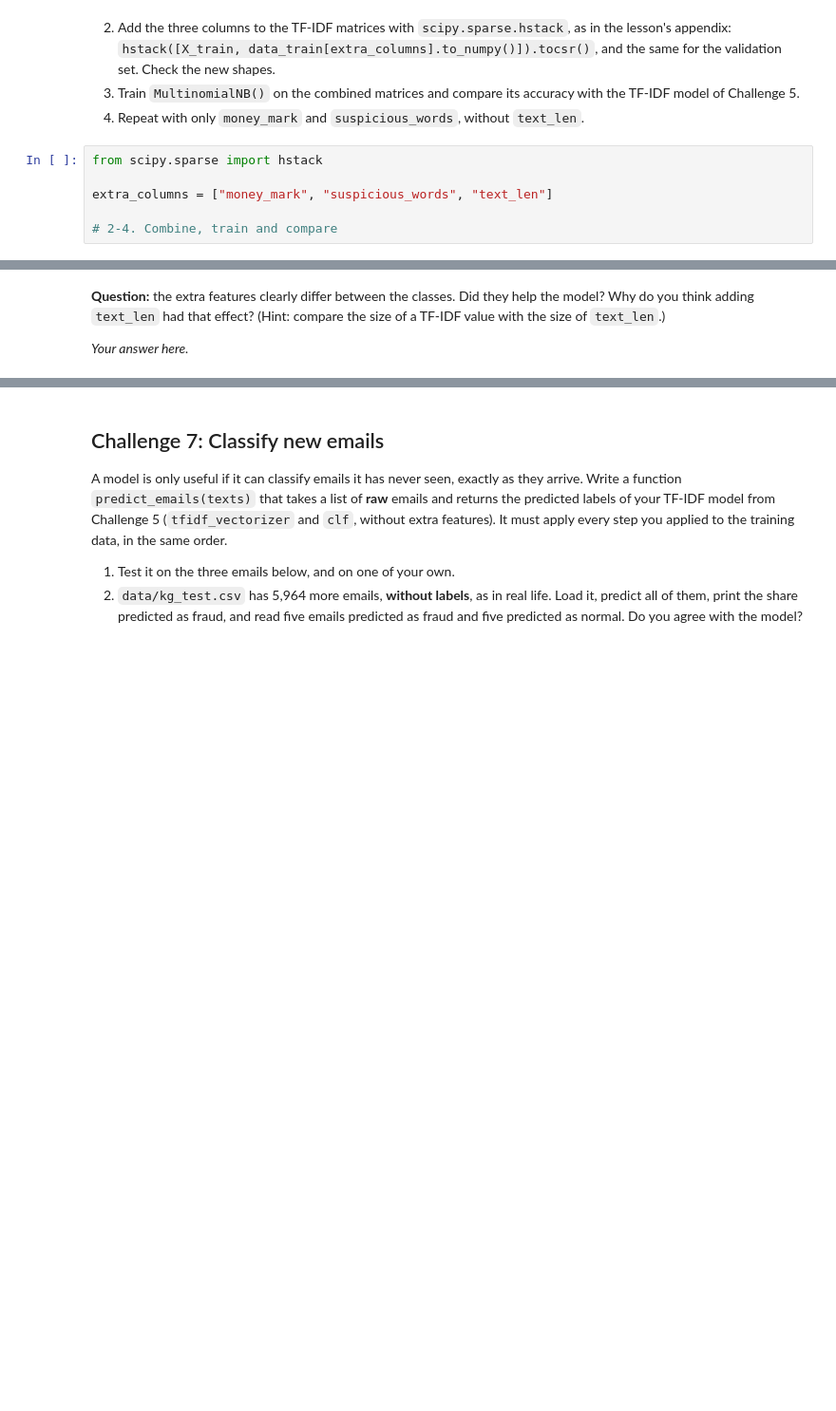
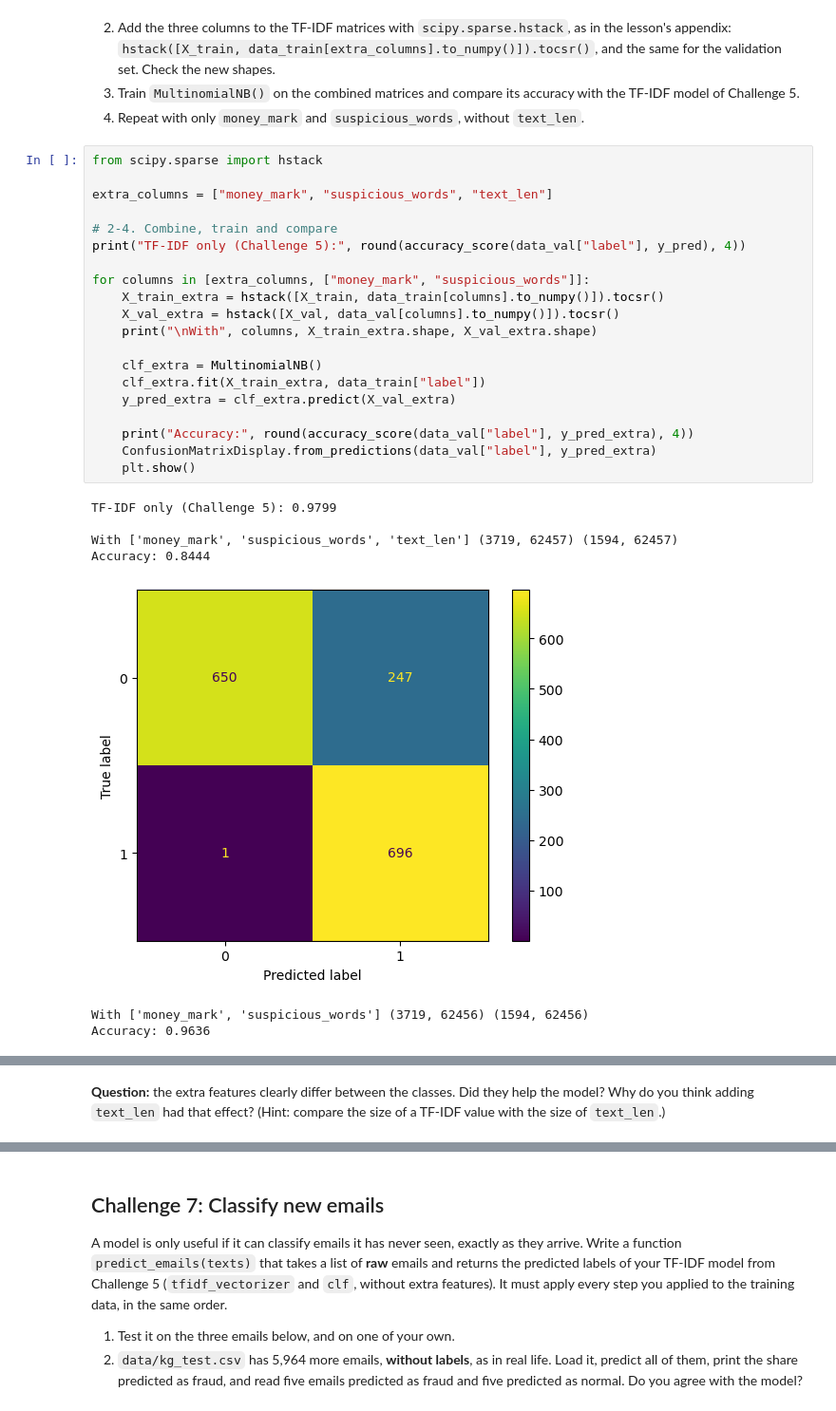
Before and after one commit to ironhack-labs/lab-natural-language-processing, a Jupyter notebook: your-code/main.ipynb, the cells around one changed output, grey strips where cells are left out. Shown at 95% size. Cells and saved outputs as stored; diff of their text form; blank space fills up the shorter version.

```diff
--- a/your-code/main.ipynb
+++ b/your-code/main.ipynb
@@ -194,6 +466,28 @@ data_train.groupby("label")[["money_mark", "suspicious_words", "text_len"]].mean
 # %%
 from scipy.sparse import hstack
 
 extra_columns = ["money_mark", "suspicious_words", "text_len"]
 
 # 2-4. Combine, train and compare
+print("TF-IDF only (Challenge 5):", round(accuracy_score(data_val["label"], y_pred), 4))
+
+for columns in [extra_columns, ["money_mark", "suspicious_words"]]:
+    X_train_extra = hstack([X_train, data_train[columns].to_numpy()]).tocsr()
+    X_val_extra = hstack([X_val, data_val[columns].to_numpy()]).tocsr()
+    print("\nWith", columns, X_train_extra.shape, X_val_extra.shape)
+
+    clf_extra = MultinomialNB()
+    clf_extra.fit(X_train_extra, data_train["label"])
+    y_pred_extra = clf_extra.predict(X_val_extra)
+
+    print("Accuracy:", round(accuracy_score(data_val["label"], y_pred_extra), 4))
+    ConfusionMatrixDisplay.from_predictions(data_val["label"], y_pred_extra)
+    plt.show()
+# %% [output]
+TF-IDF only (Challenge 5): 0.9799
+
+With ['money_mark', 'suspicious_words', 'text_len'] (3719, 62457) (1594, 62457)
+Accuracy: 0.8444
+[figure, added]
+With ['money_mark', 'suspicious_words'] (3719, 62456) (1594, 62456)
+Accuracy: 0.9636
@@ -200,4 +495,2 @@ extra_columns = ["money_mark", "suspicious_words", "text_len"]
 # %% [markdown]
 **Question:** the extra features clearly differ between the classes. Did they help the model? Why do you think adding `text_len` had that effect? (Hint: compare the size of a TF-IDF value with the size of `text_len`.)
-
-*Your answer here.*
```
Also changed, not shown: parts of 31 cells of this notebook.
